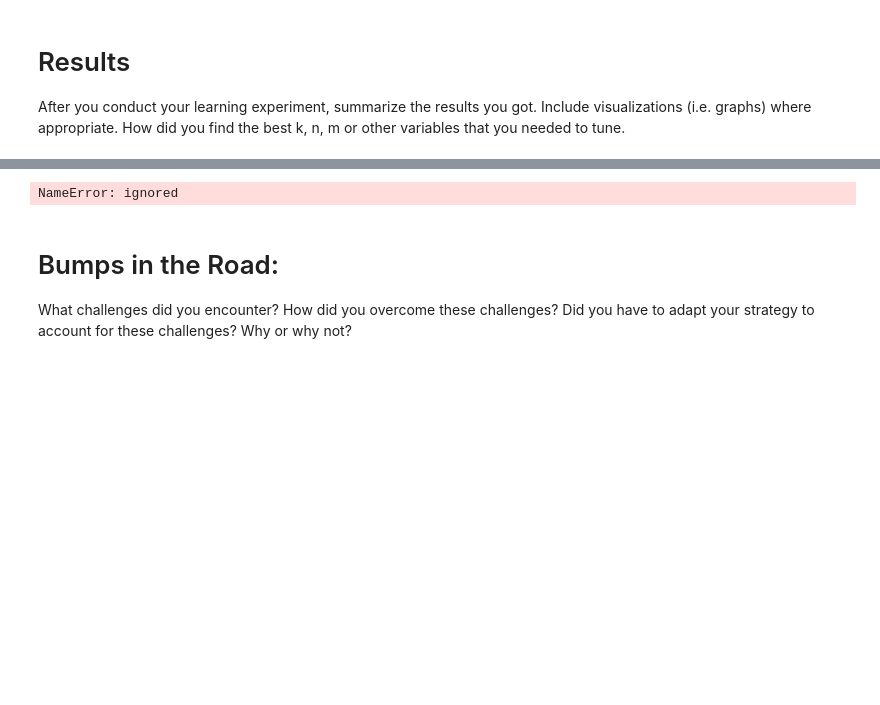
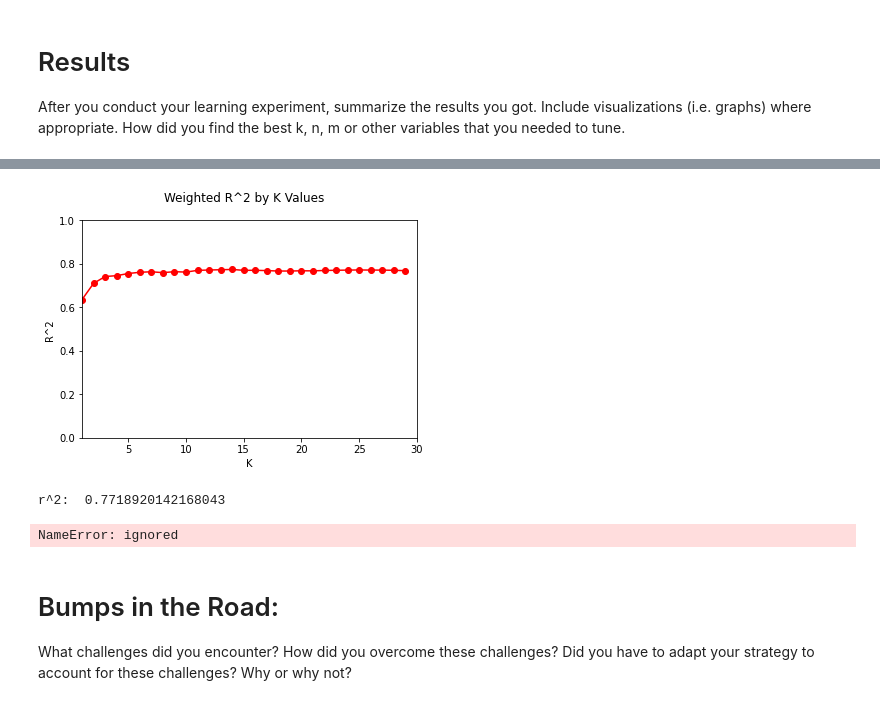
Before and after one commit to ashwinsinha32/Project1Redo, a Jupyter notebook: Project1_starter.ipynb, the cells around one changed output, grey strips where cells are left out. Cells and saved outputs as stored; diff of their text form; code cells hidden in the pictures; blank space fills up the shorter version.

```diff
--- a/Project1_starter.ipynb
+++ b/Project1_starter.ipynb
@@ -170,3 +181,32 @@ SyntaxError: ignored
+# %%
+  def w_r2(k):
+    wknn = neighbors.KNeighborsRegressor(n_neighbors = k, weights = 'distance')
+    wknn.fit(train_data, train_sln)
+    preds = wknn.predict(test_data)
+    wknn_r2 = metrics.r2_score(test_sln, preds)
+    return wknn_r2
+
+  points = 30
+  series = []
+  for i in range (1, points):
+    val = w_r2(i)
+    series.append(val)
+
+  xvals = range(1, points)
+  plt.suptitle('Weighted R^2 by K Values')
+  plt.plot(xvals, series, 'ro-')
+  plt.axis([1, 30, 0, 1])
+  plt.xlabel('K')
+  plt.ylabel('R^2')
+  plt.show()
+
+wknn = neighbors.KNeighborsRegressor(n_neighbors=25, weights = 'distance')
+wknn.fit(train_data,train_sln)
+whappy_preds = wknn.predict(test_data)
+print('r^2: ', metrics.r2_score(test_sln, whappy_preds))
+# %% [output]
+[figure, added]
+r^2:  0.7718920142168043
 # %%
 def classifiers_all_kNN(test_data,train_data,k):
 
```
Also changed, not shown: parts of 13 cells of this notebook.
